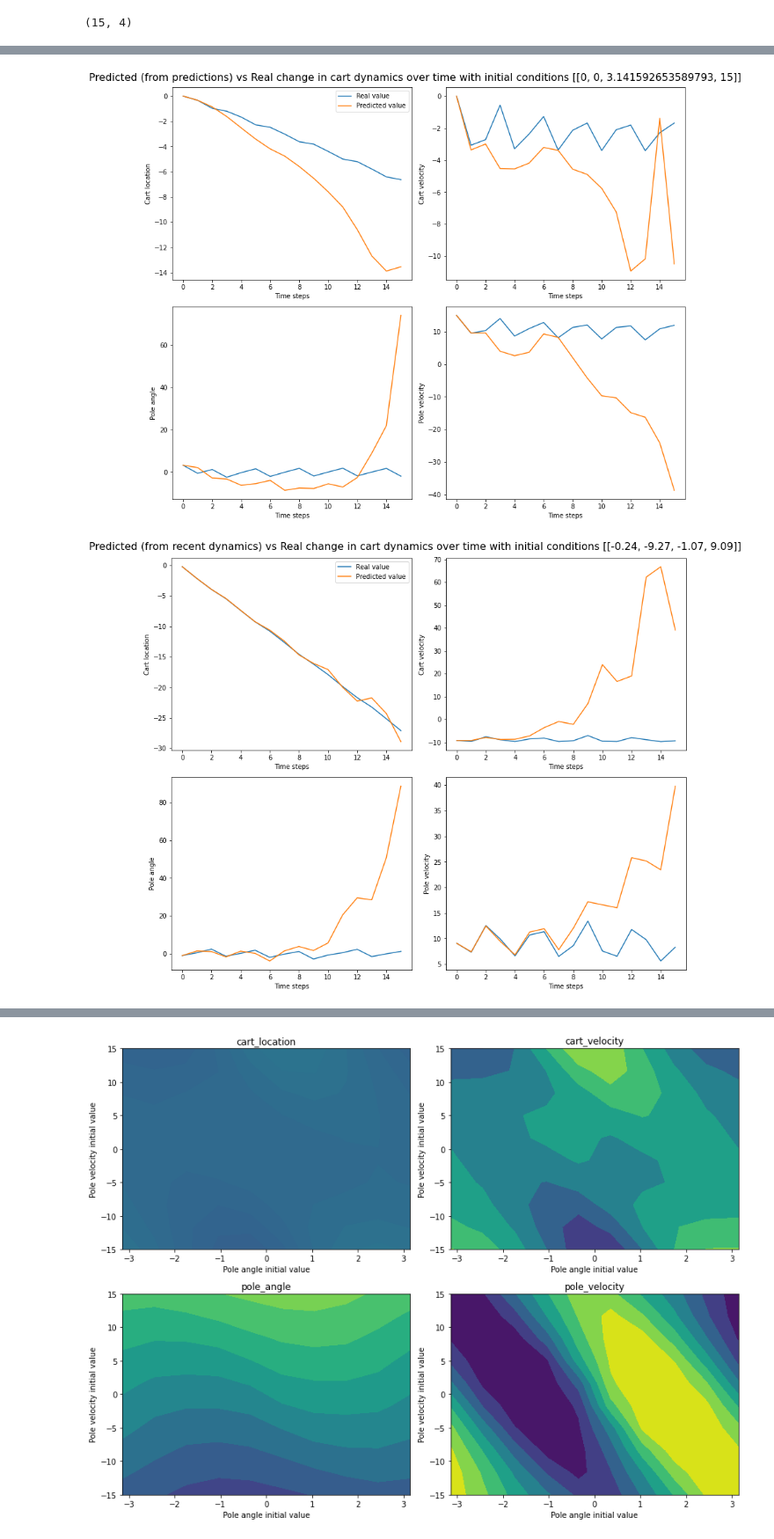
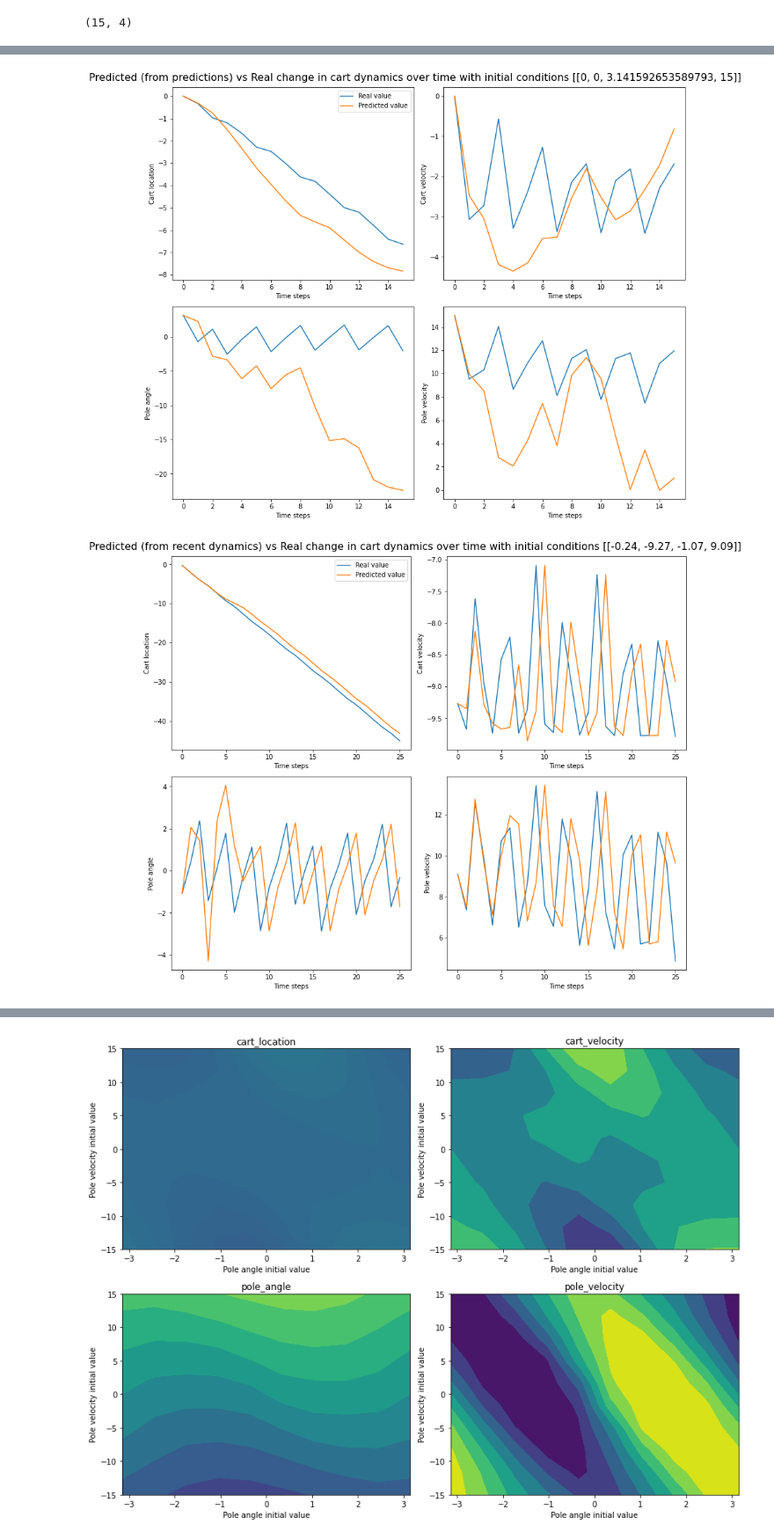
Before and after one commit to aditya-jain7/SF3, a Jupyter notebook: task_1_aj563_sf3_code.ipynb, the cells around one changed output, grey strips where cells are left out. Shown at 88% size. Drawn from its saved outputs; the diff is of its cells as text; code cells hidden in the pictures.

```diff
--- a/task_1_aj563_sf3_code.ipynb
+++ b/task_1_aj563_sf3_code.ipynb
@@ -838,7 +822,7 @@ array([[  3.38147781, -98.3180942 , -35.71181314,  -4.94415289,
 # %% [markdown]
 ### Now we try with lambda (essentially solve (Kmn*Knm +lambda*Kmm)alpha = Kmn*Y)
 # %%
-def get_alpha_with_lambda(kernel_mat,x,y,lambd,m):
+def get_alpha_with_lambda(kernel_mat,x,y,lambd,m,sigma):
     # get the Kmm matrix
 
     for value in kernel_mat[1]:
@@ -847,7 +831,7 @@ def get_alpha_with_lambda(kernel_mat,x,y,lambd,m):
         except:
             data = np.array(x[value])
 
-    Kmm = kernel_matrix(m,m,data[:m])[0]
+    Kmm = kernel_matrix(m,m,data[:m],sigma)[0]
 
     #Set up least squares
     lhs = np.matmul(kernel_mat[0].T,kernel_mat[0]) + lambd*Kmm
@@ -874,19 +860,3 @@ def non_linear_model2(initial_x,train_x,train_y,lambd,m):
     return pred
-# %%
-def non_linear_model(initial_x,train_x,train_y,lambd,m):
-    alpha_matrix = np.zeros((4))
-    kern_vector=np.zeros((m))
-    kernel_mat=kernel_dict[m]
-
-    for count,value in enumerate(kernel_mat[1]):
-        kern = kernel(initial_x,np.array(train_x[value]),sigma)
-        kern_vector[count]=kern
-        #multiple = kern* get_alpha_with_lambda(kernel_mat,x,y,lambd,m)[variable][count]
-    #for variable in range(4):
-    alpha_matrix= get_alpha_lstsq(kernel_mat,train_y)
-        #multiple=np.dot(get_alpha_lstsq(kernel_mat,train_y)[variable],kern_vector)
-
-    pred=np.matmul(alpha_matrix,kern_vector)
-    return pred
 # %%
 start = time.process_time()
@@ -914,0 +927,20 @@ def non_lin_prediction(train_x,train_y,test_x,m):
+# %%
+final_rmse = np.array([[0.22754027, 1.67844111, 4.21803487, 4.15569655],
+       [0.1238923 , 0.9219978 , 2.55326758, 2.32936737],
+       [0.05750535, 0.48109119, 1.7875829 , 1.06324303],
+       [0.03154466, 0.35700744, 1.54494325, 0.32396795],
+       [0.05218638, 0.47354056, 1.53969897, 0.71762089],
+       [0.07717969, 0.62675214, 1.62690369, 1.2299503 ],
+       [0.09824417, 0.76395276, 1.72941303, 1.64547653],
+       [0.11528881, 0.87725416, 1.83221559, 1.97845752],
+       [0.12908586, 0.97102536, 1.92129317, 2.2488915 ],
+       [0.14037602, 1.04799608, 1.99906014, 2.46978604]])
+x_axis= np.linspace(1,2.5,10)
+plt.plot(x_axis,[y[0] for y in final_rmse],label = 'c_l rmse')
+plt.plot(x_axis,[y[1] for y in final_rmse],label = 'c_v rmse')
+plt.plot(x_axis,[y[2] for y in final_rmse],label = 'p_a rmse')
+plt.plot(x_axis,[y[3] for y in final_rmse],label = 'p_v rmse')
+plt.xlabel('pole angle sigma')
+plt.ylabel('rmse')
+plt.legend()
+plt.show()
@@ -1151,7 +1238,7 @@ non_linear_future_predictions_from_predictions([[-0.24,-9.27,-1.07,9.09]], 15,16
 # %%
-non_linear_future_predictions_from_predictions([[0,0,np.pi,15]], 15,160,remap_angle=True)
+non_linear_future_predictions_from_predictions([[0,0,np.pi,15]], 15,320,remap_angle=True)
 # %% [output]
-[figure, old version]
+[figure, new version]
 # %%
 def non_linear_future_predictions_from_real(initial_conditions, time_steps,m,remap_angle=True):
     final_y=np.array(initial_conditions)
@@ -1159,7 +1246,7 @@ def non_linear_future_predictions_from_real(initial_conditions, time_steps,m,rem
 
     for i in range(time_steps):
         real= start_the_cart(final_y[i], steps=1, display_plots=False,remap_angle=remap_angle)
-        pred = non_linear_model(final_y[i],train_x,train_y,0.00001,m)
+        pred = non_linear_model(final_y[i],train_x,train_y,0.00001,m,sigma)
         pred+=final_y[i]
 
 
@@ -1204,6 +1291,6 @@ def non_linear_future_predictions_from_real(initial_conditions, time_steps,m,rem
 
     fig.tight_layout()
 # %%
-non_linear_future_predictions_from_real([[-0.24,-9.27,-1.07,9.09]], 15,160,remap_angle=True)
+non_linear_future_predictions_from_real([[-0.24,-9.27,-1.07,9.09]], 25,320,remap_angle=True)
 # %% [output]
-[figure, old version]
+[figure, new version]
```
Also changed, not shown: parts of 55 cells of this notebook, 14 other files.
